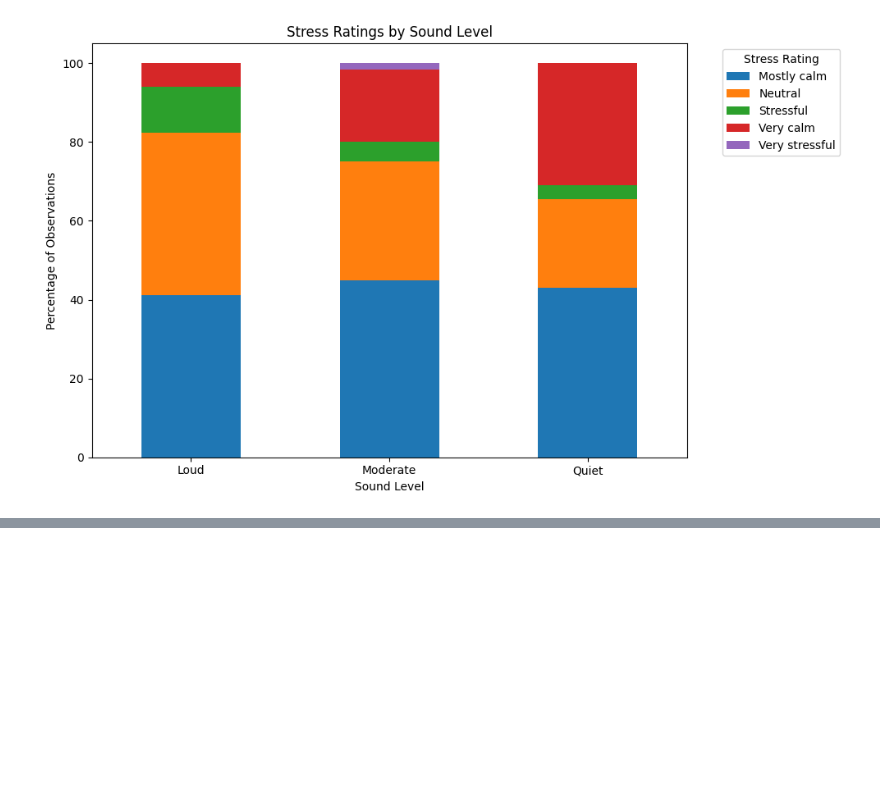
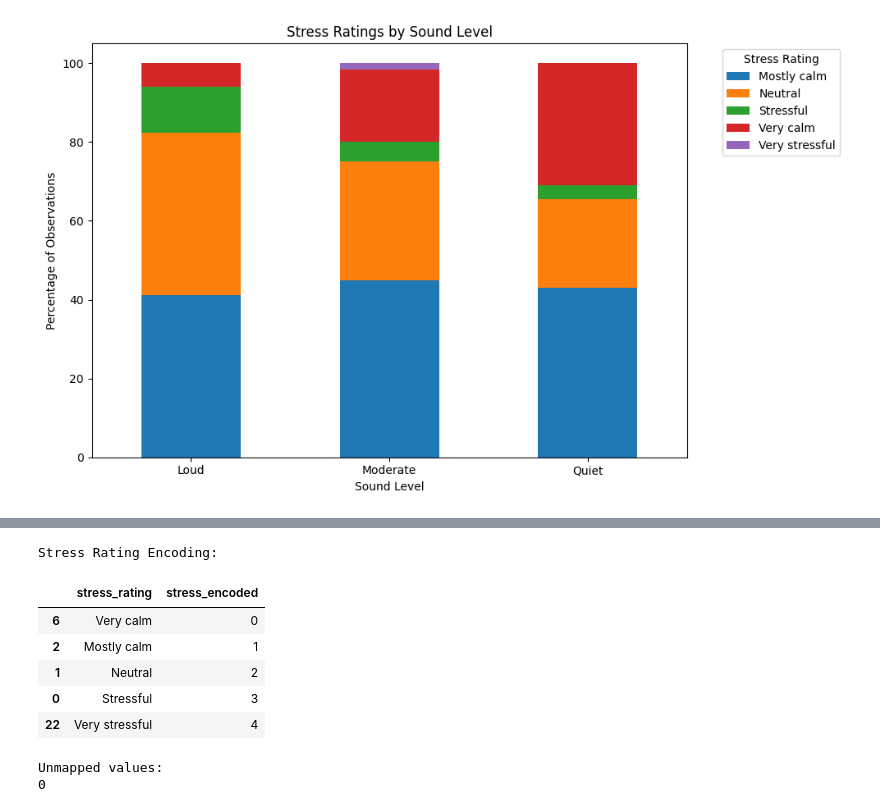
Before and after one commit to Beatricepapi/ml-campus_data_project-colab, a Jupyter notebook: Beatrice_Papi_Machine_Learning_with_Python_Project.ipynb, the cells around one changed output, grey strips where cells are left out. Drawn from its saved outputs; the diff is of its cells as text; code cells hidden in the pictures; blank space fills up the shorter version.

```diff
--- a/Beatrice_Papi_Machine_Learning_with_Python_Project.ipynb
+++ b/Beatrice_Papi_Machine_Learning_with_Python_Project.ipynb
@@ -333,0 +581,33 @@ This graph helped me begin investigating the relationship between environmental
+# %%
+stress_mapping = {
+    'Very calm': 0,
+    'Mostly calm': 1,
+    'Neutral': 2,
+    'Stressful': 3,
+    'Very stressful': 4
+}
+
+df_clean['stress_encoded'] = (
+    df_clean['stress_rating'].map(stress_mapping)
+)
+
+print("Stress Rating Encoding:")
+
+display(
+    df_clean[['stress_rating', 'stress_encoded']]
+    .drop_duplicates()
+    .sort_values(by='stress_encoded')
+)
+
+print("\nUnmapped values:")
+print(df_clean['stress_encoded'].isnull().sum())
+# %% [output]
+Stress Rating Encoding:
+|  | stress_rating | stress_encoded |
+| 6 | Very calm | 0 |
+| 2 | Mostly calm | 1 |
+| 1 | Neutral | 2 |
+| 0 | Stressful | 3 |
+| 22 | Very stressful | 4 |
+Unmapped values:
+0
```
Also changed, not shown: parts of 55 cells of this notebook.
